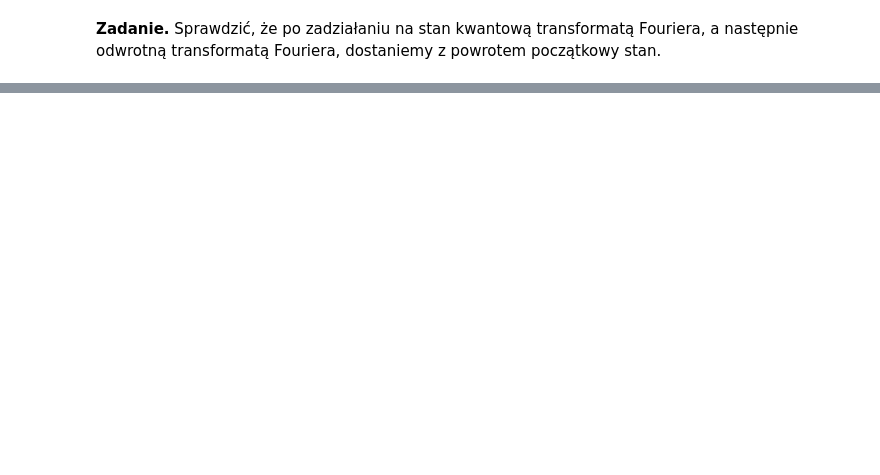
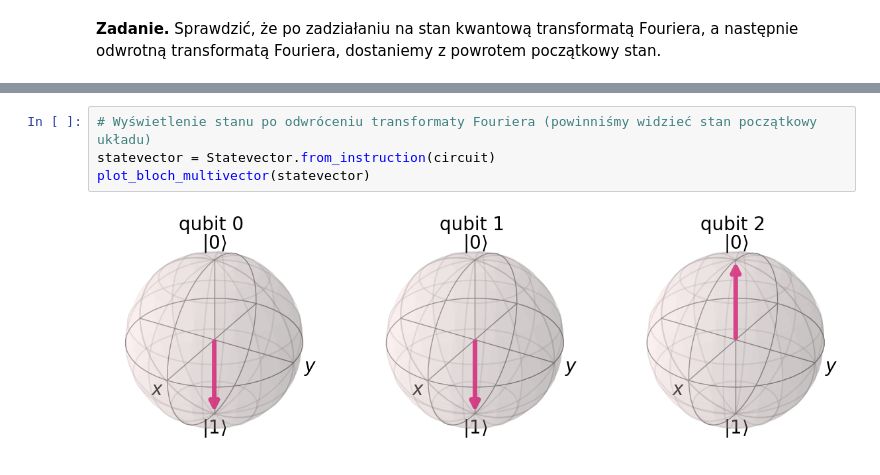
Before and after one commit to m-kosik/algorytmy-kwantowe, a Jupyter notebook: 11_kwantowa_transformata_fouriera.ipynb, the cells around one changed output, grey strips where cells are left out. Drawn from its saved outputs; the diff is of its cells as text; blank space fills up the shorter version.

```diff
--- a/11_kwantowa_transformata_fouriera.ipynb
+++ b/11_kwantowa_transformata_fouriera.ipynb
@@ -112,0 +151,6 @@ def inverse_qft(circuit, n):
+# %%
+# Wyświetlenie stanu po odwróceniu transformaty Fouriera (powinniśmy widzieć stan początkowy układu)
+statevector = Statevector.from_instruction(circuit)
+plot_bloch_multivector(statevector)
+# %% [output]
+[figure, added]
```
Also changed, not shown: parts of 15 cells of this notebook.
